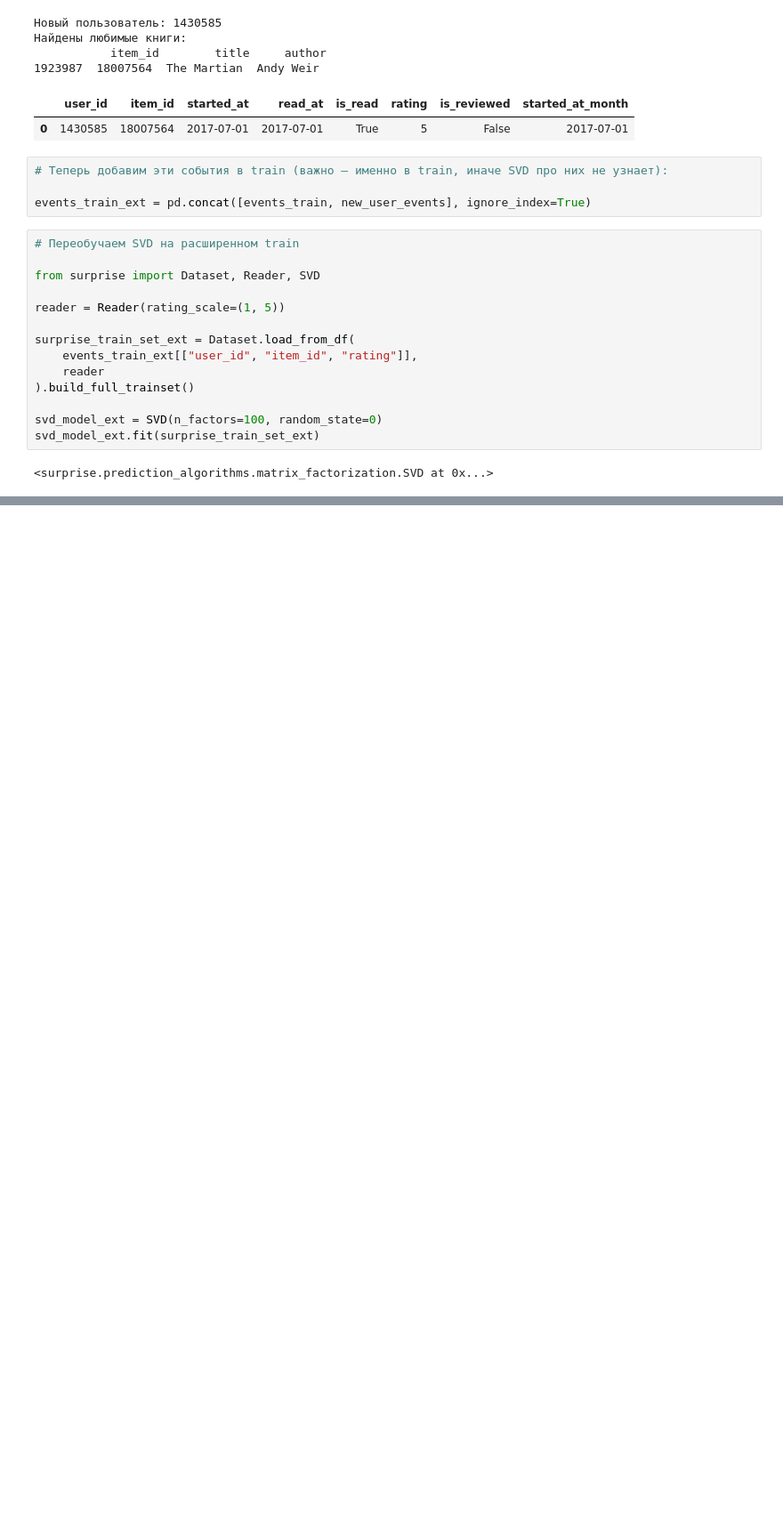
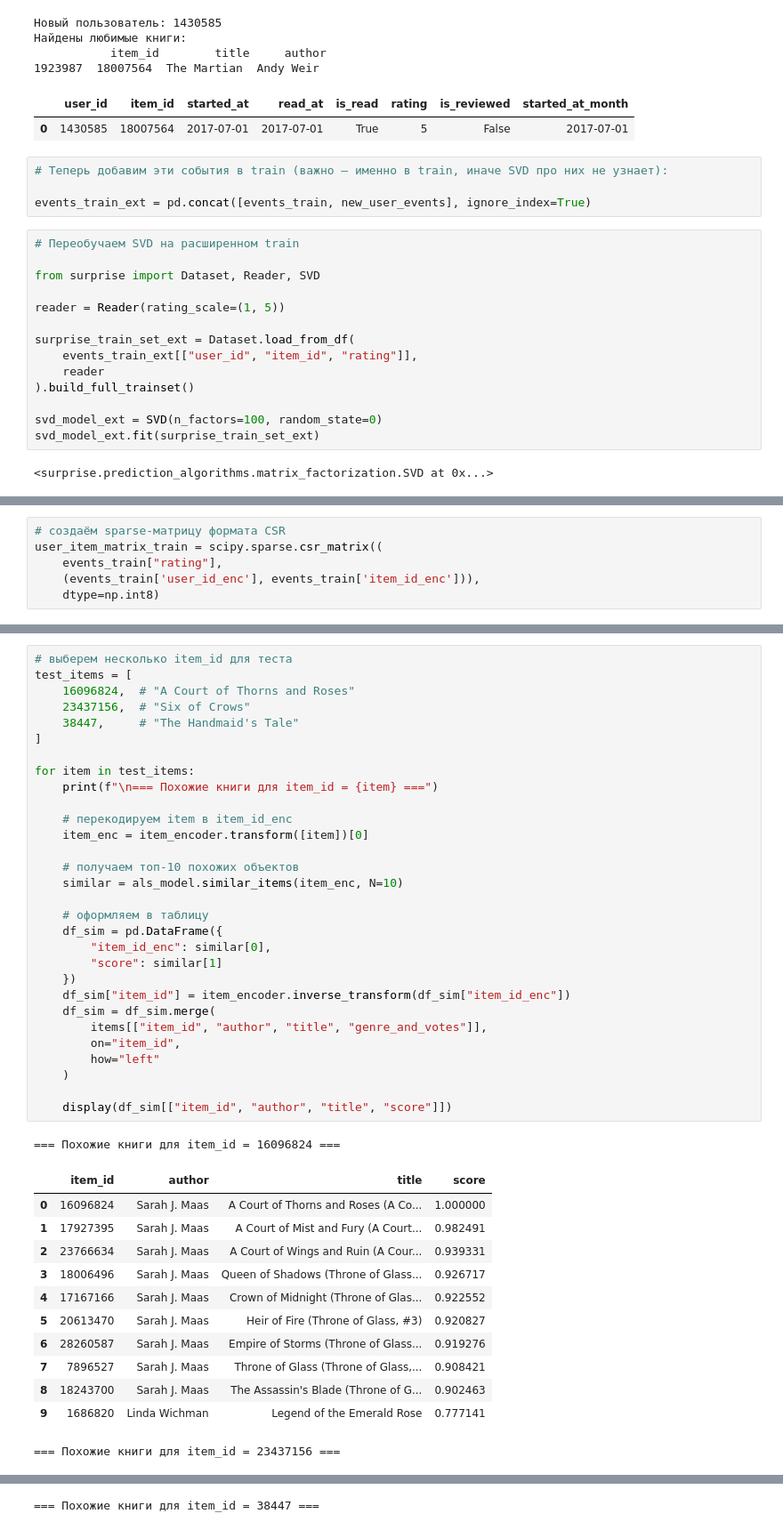
Before and after one commit to alina-tad/mle-recsys-start, a Jupyter notebook: preprocessing.ipynb, the cells around one changed output, grey strips where cells are left out. Shown: that part at 89% size. Drawn from its saved outputs; the diff is of its cells as text; blank space fills up the shorter version.

```diff
--- a/preprocessing.ipynb
+++ b/preprocessing.ipynb
@@ -736,0 +819,6 @@ recs_new_user
+# %%
+# создаём sparse-матрицу формата CSR
+user_item_matrix_train = scipy.sparse.csr_matrix((
+    events_train["rating"],
+    (events_train['user_id_enc'], events_train['item_id_enc'])),
+    dtype=np.int8)
@@ -736,0 +1062,44 @@ recs_new_user
+# %%
+# выберем несколько item_id для теста
+test_items = [
+    16096824,  # "A Court of Thorns and Roses"
+    23437156,  # "Six of Crows"
+    38447,     # "The Handmaid's Tale"
+]
+
+for item in test_items:
+    print(f"\n=== Похожие книги для item_id = {item} ===")
+
+    # перекодируем item в item_id_enc
+    item_enc = item_encoder.transform([item])[0]
+
+    # получаем топ-10 похожих объектов
+    similar = als_model.similar_items(item_enc, N=10)
+
+    # оформляем в таблицу
+    df_sim = pd.DataFrame({
+        "item_id_enc": similar[0],
+        "score": similar[1]
+    })
+    df_sim["item_id"] = item_encoder.inverse_transform(df_sim["item_id_enc"])
+    df_sim = df_sim.merge(
+        items[["item_id", "author", "title", "genre_and_votes"]],
+        on="item_id",
+        how="left"
+    )
+
+    display(df_sim[["item_id", "author", "title", "score"]])
+# %% [output]
+=== Похожие книги для item_id = 16096824 ===
+|  | item_id | author | title | score |
+| 0 | 16096824 | Sarah J. Maas | A Court of Thorns and Roses (A Co... | 1.000000 |
+| 1 | 17927395 | Sarah J. Maas | A Court of Mist and Fury (A Court... | 0.982491 |
+| 2 | 23766634 | Sarah J. Maas | A Court of Wings and Ruin (A Cour... | 0.939331 |
+| 3 | 18006496 | Sarah J. Maas | Queen of Shadows (Throne of Glass... | 0.926717 |
+| 4 | 17167166 | Sarah J. Maas | Crown of Midnight (Throne of Glas... | 0.922552 |
+| 5 | 20613470 | Sarah J. Maas | Heir of Fire (Throne of Glass, #3) | 0.920827 |
+| 6 | 28260587 | Sarah J. Maas | Empire of Storms (Throne of Glass... | 0.919276 |
+| 7 | 7896527 | Sarah J. Maas | Throne of Glass (Throne of Glass,... | 0.908421 |
+| 8 | 18243700 | Sarah J. Maas | The Assassin's Blade (Throne of G... | 0.902463 |
+| 9 | 1686820 | Linda Wichman | Legend of the Emerald Rose | 0.777141 |
+=== Похожие книги для item_id = 23437156 ===
@@ -736,0 +1117 @@ recs_new_user
+=== Похожие книги для item_id = 38447 ===
```
Also changed, not shown: parts of 32 cells of this notebook.
